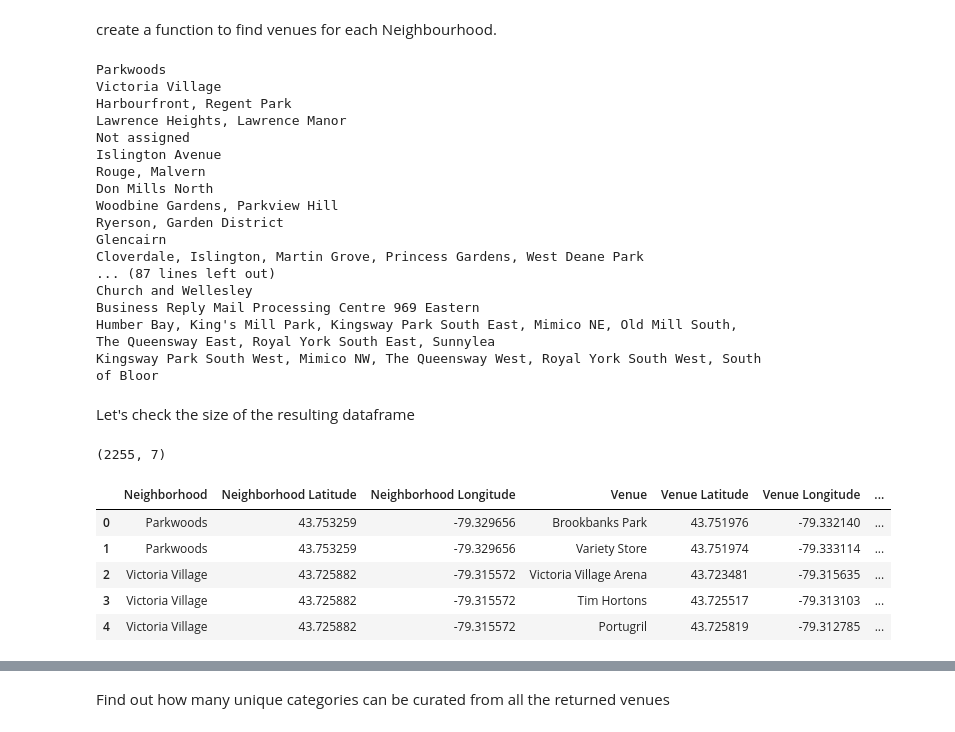
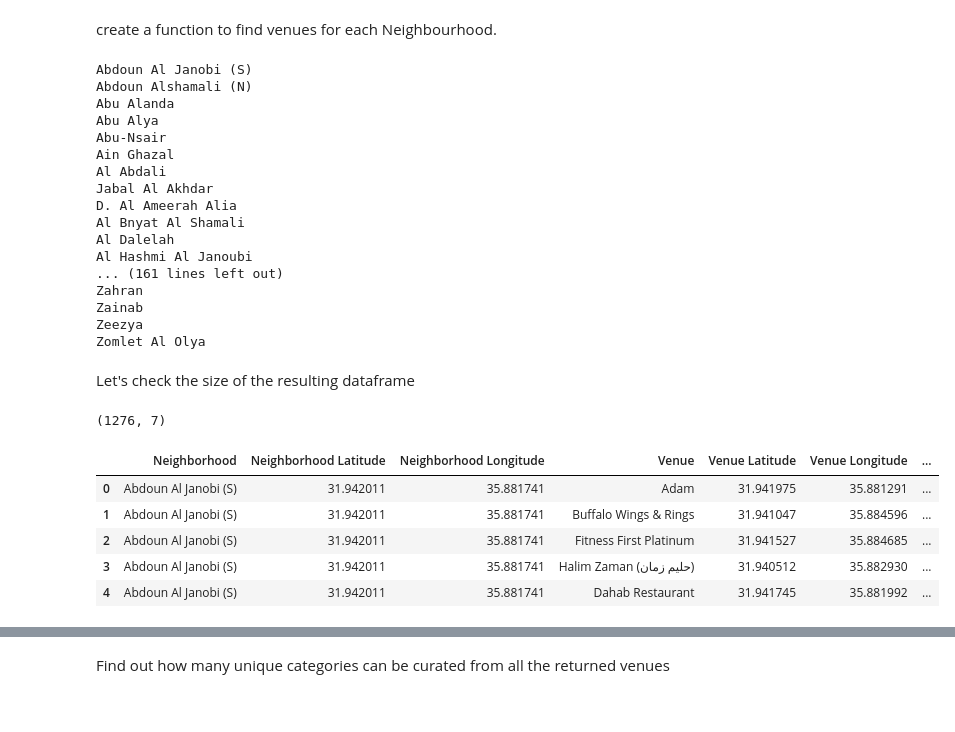
Before and after one commit to Yahyaabualhaj/Coursera_Capstone, a Jupyter notebook: notebooks/w_3_4.ipynb, the cells around one changed output, grey strips where cells are left out. Cells and saved outputs as stored; diff of their text form; code cells hidden in the pictures.

```diff
--- a/notebooks/w_3_4.ipynb
+++ b/notebooks/w_3_4.ipynb
@@ -274,40 +234,39 @@ def getNearbyVenues(names, latitudes, longitudes, radius=500):
 
     return(nearby_venues)
 # %%
-toronto_venues = getNearbyVenues(names=df_cleaned['Neighbourhood'],
-                                   latitudes=df_cleaned['Latitude'],
-                                   longitudes=df_cleaned['Longitude']
+amman_venues = getNearbyVenues(names=df1['Location'],
+                                   latitudes=df1['Latitude'],
+                                   longitudes=df1['Longitude']
                                   )
 # %% [output]
-Parkwoods
-Victoria Village
-Harbourfront, Regent Park
-Lawrence Heights, Lawrence Manor
-Not assigned
-Islington Avenue
-Rouge, Malvern
-Don Mills North
-Woodbine Gardens, Parkview Hill
-Ryerson, Garden District
-Glencairn
-Cloverdale, Islington, Martin Grove, Princess Gardens, West Deane Park
-... (87 lines left out)
-Church and Wellesley
-Business Reply Mail Processing Centre 969 Eastern
-Humber Bay, King's Mill Park, Kingsway Park South East, Mimico NE, Old Mill South, The Queensway East, Royal York South East, Sunnylea
-Kingsway Park South West, Mimico NW, The Queensway West, Royal York South West, South of Bloor
+Abdoun Al Janobi (S)
+Abdoun Alshamali (N)
+Abu Alanda
+Abu Alya
+Abu-Nsair
+Ain Ghazal
+Al Abdali
+Jabal Al Akhdar
+D. Al Ameerah Alia
+Al Bnyat Al Shamali
+Al Dalelah
+Al Hashmi Al Janoubi
+... (161 lines left out)
+Zahran
+Zainab
+Zeezya
+Zomlet Al Olya
 # %% [markdown]
 Let's check the size of the resulting dataframe
-# %%
-
-print(toronto_venues.shape)
-toronto_venues.head()
-# %% [output]
-(2255, 7)
-|  | Neighborhood | Neighborhood Latitude | Neighborhood Longitude | Venue | Venue Latitude | Venue Longitude | ... |
-| 0 | Parkwoods | 43.753259 | -79.329656 | Brookbanks Park | 43.751976 | -79.332140 | ... |
-| 1 | Parkwoods | 43.753259 | -79.329656 | Variety Store | 43.751974 | -79.333114 | ... |
-| 2 | Victoria Village | 43.725882 | -79.315572 | Victoria Village Arena | 43.723481 | -79.315635 | ... |
-| 3 | Victoria Village | 43.725882 | -79.315572 | Tim Hortons | 43.725517 | -79.313103 | ... |
-| 4 | Victoria Village | 43.725882 | -79.315572 | Portugril | 43.725819 | -79.312785 | ... |
+# %%
+print(amman_venues.shape)
+amman_venues.head()
+# %% [output]
+(1276, 7)
+|  | Neighborhood | Neighborhood Latitude | Neighborhood Longitude | Venue | Venue Latitude | Venue Longitude | ... |
+| 0 | Abdoun Al Janobi (S) | 31.942011 | 35.881741 | Adam | 31.941975 | 35.881291 | ... |
+| 1 | Abdoun Al Janobi (S) | 31.942011 | 35.881741 | Buffalo Wings & Rings | 31.941047 | 35.884596 | ... |
+| 2 | Abdoun Al Janobi (S) | 31.942011 | 35.881741 | Fitness First Platinum | 31.941527 | 35.884685 | ... |
+| 3 | Abdoun Al Janobi (S) | 31.942011 | 35.881741 | Halim Zaman (حليم زمان) | 31.940512 | 35.882930 | ... |
+| 4 | Abdoun Al Janobi (S) | 31.942011 | 35.881741 | Dahab Restaurant | 31.941745 | 35.881992 | ... |
 # %%
```
Also changed, not shown: parts of 27 cells of this notebook.
